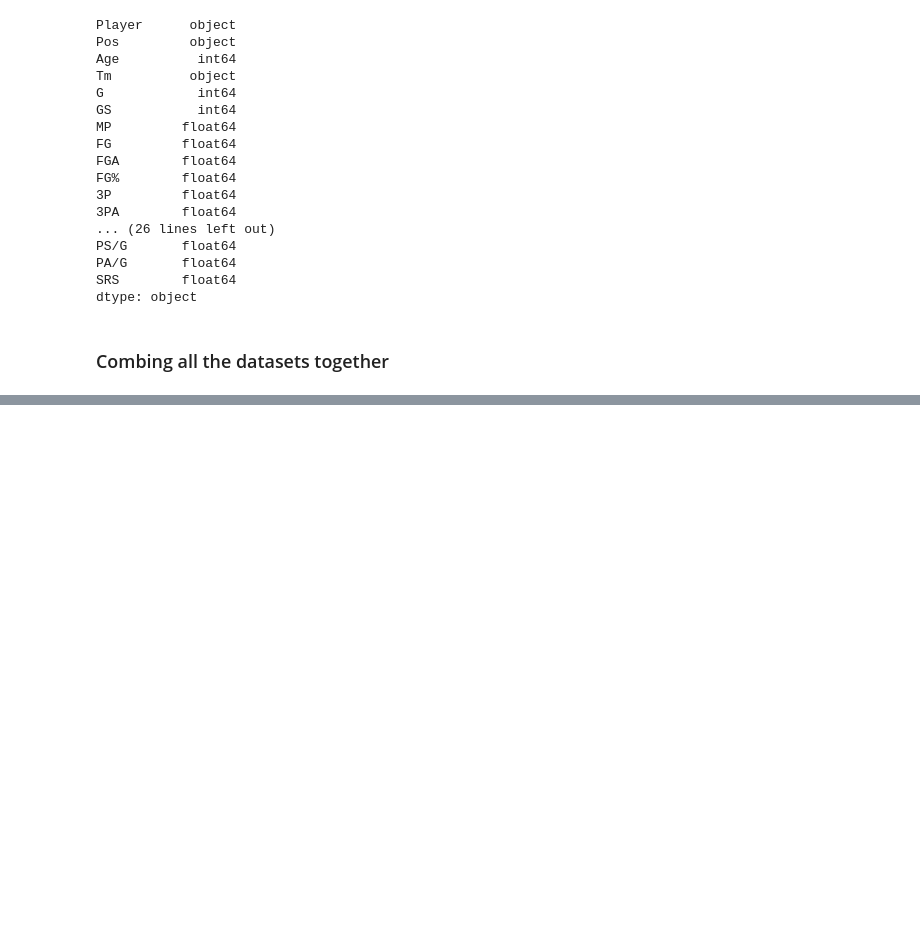
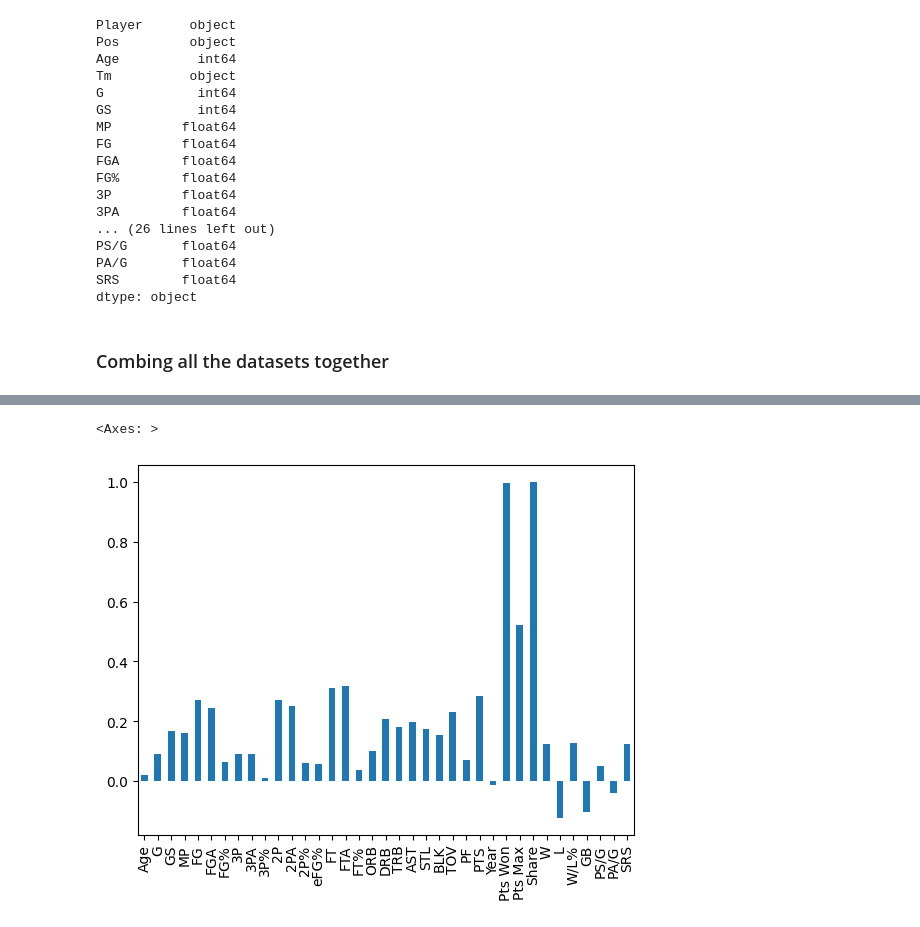
Before and after one commit to RoosterMonkey777/NBA-MVP-Predictor, a Jupyter notebook: nba_mvp_data_cleaning.ipynb, the cells around one changed output, grey strips where cells are left out. Drawn from its saved outputs; the diff is of its cells as text; code cells hidden in the pictures; blank space fills up the shorter version.

```diff
--- a/nba_mvp_data_cleaning.ipynb
+++ b/nba_mvp_data_cleaning.ipynb
@@ -591,0 +655,2 @@ stats.to_csv("player_mvp_stats.csv")
+# %%
+correlation = stats.select_dtypes(include=['number']).corr()["Share"]
@@ -591,0 +677,5 @@ stats.to_csv("player_mvp_stats.csv")
+# %%
+correlation.plot.bar()
+# %% [output]
+<Axes: >
+[figure, added]
```
Also changed, not shown: parts of 9 cells of this notebook.
